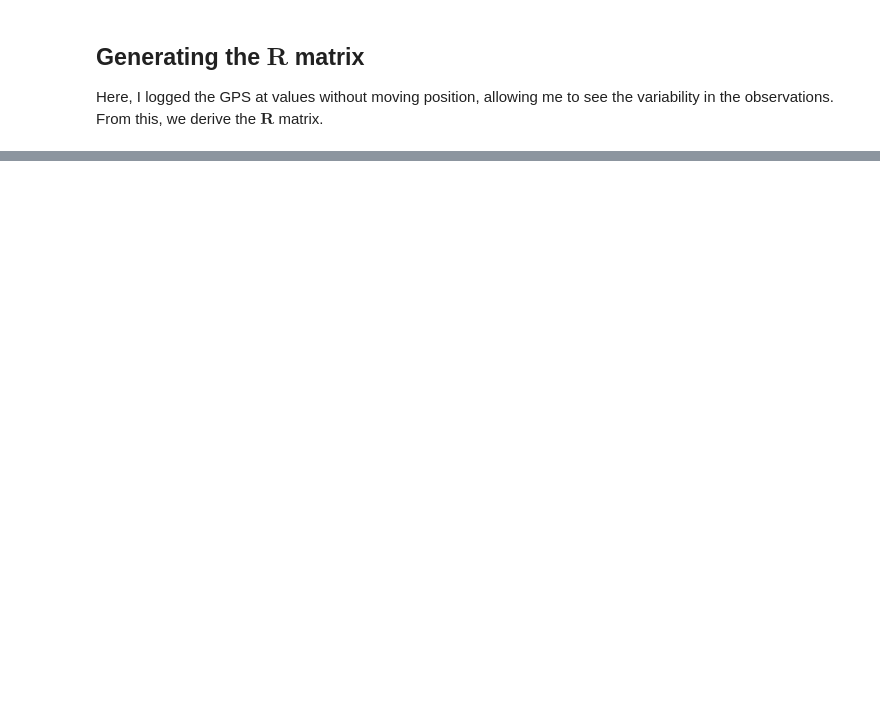
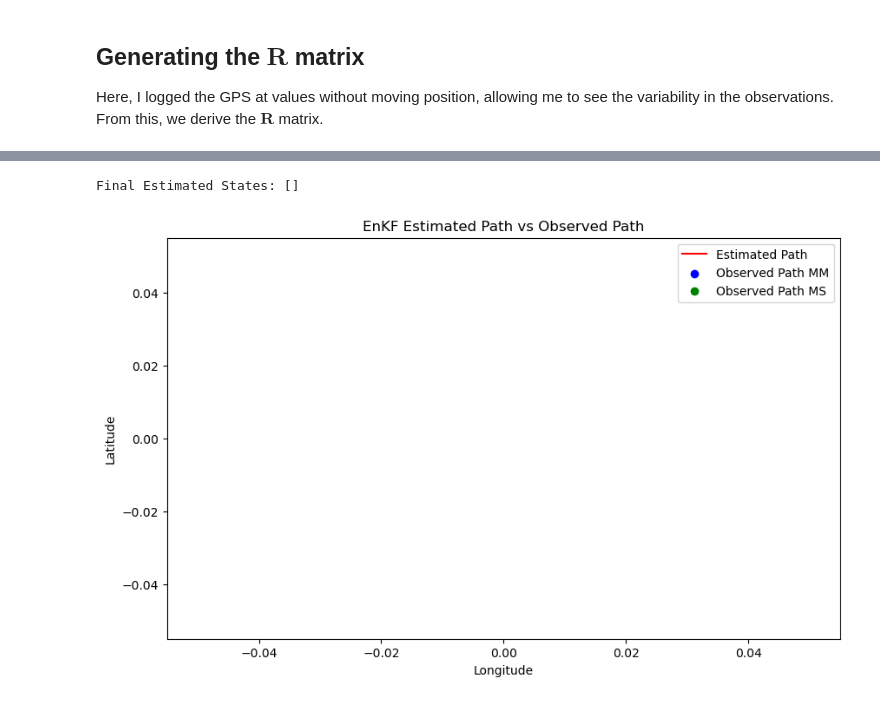
Before and after one commit to MarioShontz/GPS_DA, a Jupyter notebook: src/GPS_DA.ipynb, the cells around one changed output, grey strips where cells are left out. Drawn from its saved outputs; the diff is of its cells as text; code cells hidden in the pictures; blank space fills up the shorter version.

```diff
--- a/src/GPS_DA.ipynb
+++ b/src/GPS_DA.ipynb
@@ -145,0 +225,44 @@ generate_R(ms_file_path)
+# %%
+# Generate common index after ensuring both datasets are resampled and have DateTime index
+common_index = mm_resampled.index.intersection(ms_resampled.index)
+
+# Initialize the filter
+ensemble_size = 100
+initial_state = [np.mean(mm_resampled.loc[common_index, 'Longitude']), np.mean(mm_resampled.loc[common_index, 'Latitude'])]
+Q = np.diag([1e-4, 1e-4])  # Example process noise covariance matrix
+P = np.diag([1e-4, 1e-4])  # Initial estimate of error covariance matrix
+
+enkf = EnsembleKalmanFilter(initial_state, ensemble_size, R_combined, Q, P)
+
+estimated_states = []  # Initialize an empty list to store state estimates
+
+# Run the filter with combined interpolated data
+for timestamp in common_index:
+    obs_mm = mm_resampled.loc[timestamp]
+    obs_ms = ms_resampled.loc[timestamp]
+    observation_combined = np.concatenate([obs_mm, obs_ms])
+    H = np.eye(len(observation_combined))  # Identity matrix sized to combined observation vector
+
+    enkf.predict(simple_model)  # Predict step
+    enkf.update(observation_combined, H)  # Update step
+
+    # Retrieve and store the current state estimate after the update
+    current_state_estimate = enkf.get_state_estimate()
+    estimated_states.append(current_state_estimate)  # Append current state estimate to the list
+
+# Ensure estimated_states is now populated with the state estimates from each time step
+print("Final Estimated States:", np.array(estimated_states))
+
+# Plotting the estimated states
+plt.figure(figsize=(10, 6))
+plt.plot([state[0] for state in estimated_states], [state[1] for state in estimated_states], 'r-', label='Estimated Path')
+plt.scatter(mm_resampled['Longitude'], mm_resampled['Latitude'], c='b', label='Observed Path MM')
+plt.scatter(ms_resampled['Longitude'], ms_resampled['Latitude'], c='g', label='Observed Path MS')
+plt.title('EnKF Estimated Path vs Observed Path')
+plt.xlabel('Longitude')
+plt.ylabel('Latitude')
+plt.legend()
+plt.show()
+# %% [output]
+Final Estimated States: []
+[figure, added]
```
Also changed, not shown: parts of 5 cells of this notebook.
